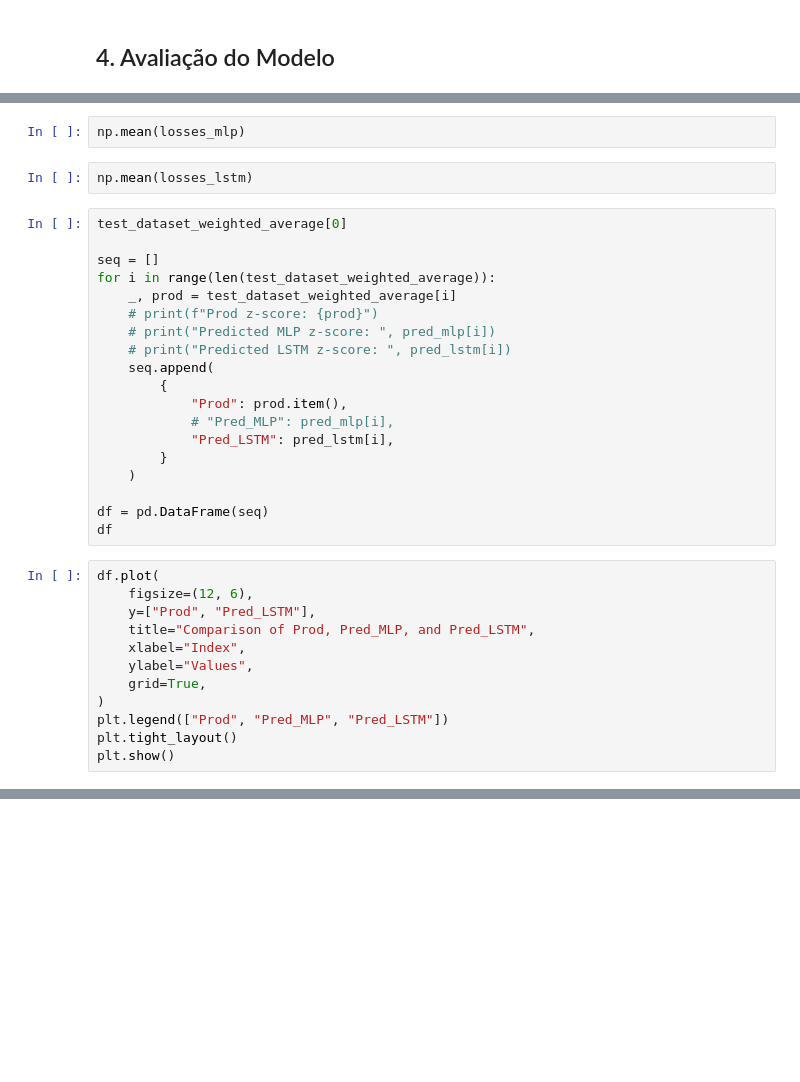
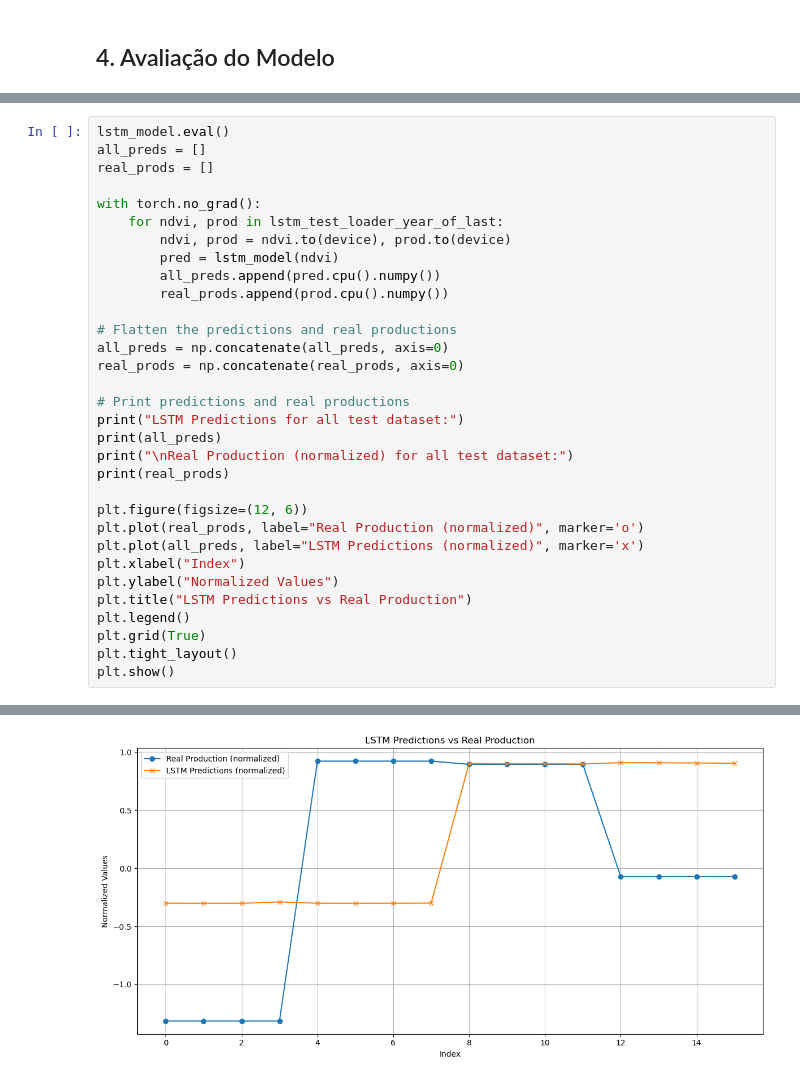
Before and after one commit to luisfuturist/ec-ingredion-2, a Jupyter notebook: src/2. Prediction.ipynb, the cells around one changed output, grey strips where cells are left out. Drawn from its saved outputs; the diff is of its cells as text; blank space fills up the shorter version.

```diff
--- a/src/2. Prediction.ipynb
+++ b/src/2. Prediction.ipynb
@@ -726,35 +827,33 @@ for ndvi, prod in test_loader_weighted_average:
-# %%
-np.mean(losses_mlp)
-# %%
-np.mean(losses_lstm)
-# %%
-test_dataset_weighted_average[0]
-
-seq = []
-for i in range(len(test_dataset_weighted_average)):
-    _, prod = test_dataset_weighted_average[i]
-    # print(f"Prod z-score: {prod}")
-    # print("Predicted MLP z-score: ", pred_mlp[i])
-    # print("Predicted LSTM z-score: ", pred_lstm[i])
-    seq.append(
-        {
-            "Prod": prod.item(),
-            # "Pred_MLP": pred_mlp[i],
-            "Pred_LSTM": pred_lstm[i],
-        }
-    )
-
-df = pd.DataFrame(seq)
-df
-# %%
-df.plot(
-    figsize=(12, 6),
-    y=["Prod", "Pred_LSTM"],
-    title="Comparison of Prod, Pred_MLP, and Pred_LSTM",
-    xlabel="Index",
-    ylabel="Values",
-    grid=True,
-)
-plt.legend(["Prod", "Pred_MLP", "Pred_LSTM"])
-plt.tight_layout()
-plt.show()
+# %%
+lstm_model.eval()
+all_preds = []
+real_prods = []
+
+with torch.no_grad():
+    for ndvi, prod in lstm_test_loader_year_of_last:
+        ndvi, prod = ndvi.to(device), prod.to(device)
+        pred = lstm_model(ndvi)
+        all_preds.append(pred.cpu().numpy())
+        real_prods.append(prod.cpu().numpy())
+
+# Flatten the predictions and real productions
+all_preds = np.concatenate(all_preds, axis=0)
+real_prods = np.concatenate(real_prods, axis=0)
+
+# Print predictions and real productions
+print("LSTM Predictions for all test dataset:")
+print(all_preds)
+print("\nReal Production (normalized) for all test dataset:")
+print(real_prods)
+
+plt.figure(figsize=(12, 6))
+plt.plot(real_prods, label="Real Production (normalized)", marker='o')
+plt.plot(all_preds, label="LSTM Predictions (normalized)", marker='x')
+plt.xlabel("Index")
+plt.ylabel("Normalized Values")
+plt.title("LSTM Predictions vs Real Production")
+plt.legend()
+plt.grid(True)
+plt.tight_layout()
+plt.show()
+# %% [output]
@@ -760,0 +877 @@ plt.show()
+[figure, added]
```
Also changed, not shown: parts of 15 cells of this notebook.
